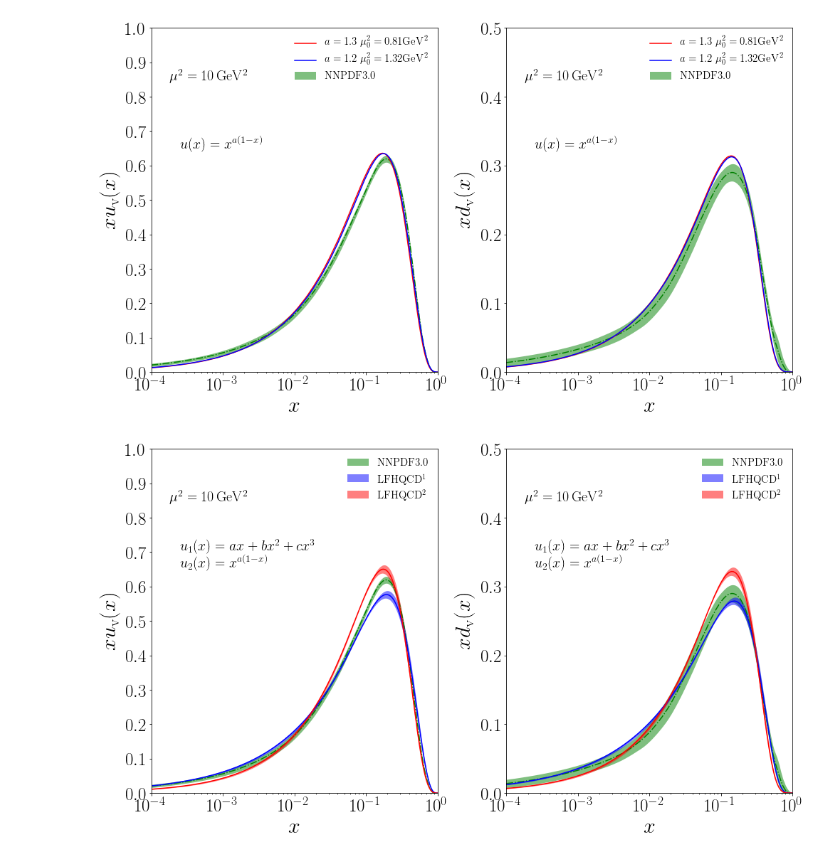
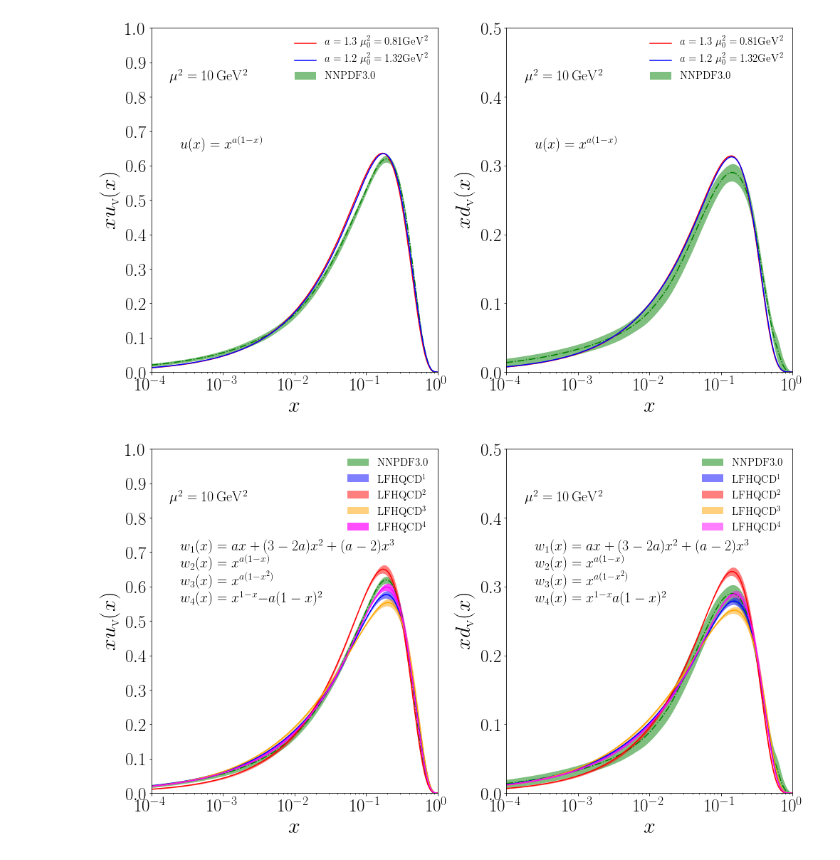
Before and after one commit to TianboLiu/LFHQCD, a Jupyter notebook: evolution/compare-proton.ipynb, the cells around one changed output. Cells and saved outputs as stored; diff of their text form; code cells hidden in the pictures.

```diff
--- a/evolution/compare-proton.ipynb
+++ b/evolution/compare-proton.ipynb
@@ -417,6 +442,18 @@ ax.fill_between(xf['proton exp central'][:,0].T,\
                 (xf['proton exp central'][:,1]-((xf['proton exp shift1'][:,1]-xf['proton exp shift2'][:,1])**2+(xf['proton exp shift3'][:,1]-xf['proton exp shift4'][:,1])**2)**0.5/2).T,\
                 (xf['proton exp central'][:,1]+((xf['proton exp shift1'][:,1]-xf['proton exp shift2'][:,1])**2+(xf['proton exp shift3'][:,1]-xf['proton exp shift4'][:,1])**2)**0.5/2).T,\
                 color='red', alpha=0.5, linewidth=0, label=r'$\rm LFHQCD^2$')
+#exp2
+ax.plot(xf['proton exp2 central'][:,0].T, xf['proton exp2 central'][:,1].T, color='orange', ls='-')
+ax.fill_between(xf['proton exp2 central'][:,0].T,\
+                (xf['proton exp2 central'][:,1]-((xf['proton exp2 shift1'][:,1]-xf['proton exp2 shift2'][:,1])**2+(xf['proton exp2 shift3'][:,1]-xf['proton exp2 shift4'][:,1])**2)**0.5/2).T,\
+                (xf['proton exp2 central'][:,1]+((xf['proton exp2 shift1'][:,1]-xf['proton exp2 shift2'][:,1])**2+(xf['proton exp2 shift3'][:,1]-xf['proton exp2 shift4'][:,1])**2)**0.5/2).T,\
+                color='orange', alpha=0.5, linewidth=0, label=r'$\rm LFHQCD^3$')
+#exp3
+ax.plot(xf['proton exp3 central'][:,0].T, xf['proton exp3 central'][:,1].T, color='magenta', ls='-')
+ax.fill_between(xf['proton exp3 central'][:,0].T,\
+                (xf['proton exp3 central'][:,1]-((xf['proton exp3 shift1'][:,1]-xf['proton exp3 shift2'][:,1])**2+(xf['proton exp3 shift3'][:,1]-xf['proton exp3 shift4'][:,1])**2)**0.5/2).T,\
+                (xf['proton exp3 central'][:,1]+((xf['proton exp3 shift1'][:,1]-xf['proton exp3 shift2'][:,1])**2+(xf['proton exp3 shift3'][:,1]-xf['proton exp3 shift4'][:,1])**2)**0.5/2).T,\
+                color='magenta', alpha=0.7, linewidth=0, label=r'$\rm LFHQCD^4$')
 #setting
 ax.set_xlabel(r'$x$',size=30)
 ax.set_ylabel(r'$xu_{\rm v}(x)$',size=30)
@@ -427,41 +464,57 @@ ax.tick_params(axis='both', which='major', labelsize=25)
 #ax.set_xticks([0.0,0.2,0.4,0.6,0.8,1.0])
 ax.set_yticks([0.0,0.1,0.2,0.3,0.4,0.5,0.6,0.7,0.8,0.9,1.0])
 ax.text(0.20,0.85,r'$\rm \mu^2 = 10\,GeV^2$',horizontalalignment='center',transform=ax.transAxes,size=20)
-ax.text(0.10,0.70,r'$u_1(x)=ax+bx^2+cx^3$',horizontalalignment='left',transform=ax.transAxes,size=20)
-ax.text(0.10,0.65,r'$u_2(x)=x^{a(1-x)}$',horizontalalignment='left',transform=ax.transAxes,size=20)
+ax.text(0.10,0.70,r'$w_1(x)=ax+(3-2a)x^2+(a-2)x^3$',horizontalalignment='left',transform=ax.transAxes,size=20)
+ax.text(0.10,0.65,r'$w_2(x)=x^{a(1-x)}$',horizontalalignment='left',transform=ax.transAxes,size=20)
+ax.text(0.10,0.60,r'$w_3(x)=x^{a(1-x^2)}$',horizontalalignment='left',transform=ax.transAxes,size=20)
+ax.text(0.10,0.55,r'$w_4(x)=x^{1-x}{-a(1-x)^2}$',horizontalalignment='left',transform=ax.transAxes,size=20)
 ax.legend(fontsize=15,frameon=False)
 
 ax=py.subplot(nrows,ncols,2)
 #NNPDF
 ax.plot(xf['NNPDF'][:,0],xf['NNPDF'][:,3].T,color='g',ls='-.')
 ax.fill_between(xf['NNPDF'][:,0].T, (xf['NNPDF'][:,3]-xf['NNPDF'][:,4]).T, (xf['NNPDF'][:,3]+xf['NNPDF'][:,4]).T, color='green', alpha=0.5, linewidth=0, label=r'$\rm NNPDF3.0$')
 #poly
 ax.plot(xf['proton poly central'][:,0].T, xf['proton poly central'][:,2].T, color='blue', ls='-')
 ax.fill_between(xf['proton poly central'][:,0].T,\
                 (xf['proton poly central'][:,2]-((xf['proton poly shift1'][:,2]-xf['proton poly shift2'][:,2])**2+(xf['proton poly shift3'][:,2]-xf['proton poly shift4'][:,2])**2)**0.5/2).T,\
                 (xf['proton poly central'][:,2]+((xf['proton poly shift1'][:,2]-xf['proton poly shift2'][:,2])**2+(xf['proton poly shift3'][:,2]-xf['proton poly shift4'][:,2])**2)**0.5/2).T,\
                 color='blue', alpha=0.5, linewidth=0, label=r'$\rm LFHQCD^1$')
 #exp
 ax.plot(xf['proton exp central'][:,0].T, xf['proton exp central'][:,2].T, color='red', ls='-')
 ax.fill_between(xf['proton exp central'][:,0].T,\
                 (xf['proton exp central'][:,2]-((xf['proton exp shift1'][:,2]-xf['proton exp shift2'][:,2])**2+(xf['proton exp shift3'][:,2]-xf['proton exp shift4'][:,2])**2)**0.5/2).T,\
                 (xf['proton exp central'][:,2]+((xf['proton exp shift1'][:,2]-xf['proton exp shift2'][:,2])**2+(xf['proton exp shift3'][:,2]-xf['proton exp shift4'][:,2])**2)**0.5/2).T,\
                 color='red', alpha=0.5, linewidth=0, label=r'$\rm LFHQCD^2$')
+#exp2
+ax.plot(xf['proton exp2 central'][:,0].T, xf['proton exp2 central'][:,2].T, color='orange', ls='-')
+ax.fill_between(xf['proton exp2 central'][:,0].T,\
+                (xf['proton exp2 central'][:,2]-((xf['proton exp2 shift1'][:,2]-xf['proton exp2 shift2'][:,2])**2+(xf['proton exp2 shift3'][:,2]-xf['proton exp2 shift4'][:,2])**2)**0.5/2).T,\
+                (xf['proton exp2 central'][:,2]+((xf['proton exp2 shift1'][:,2]-xf['proton exp2 shift2'][:,2])**2+(xf['proton exp2 shift3'][:,2]-xf['proton exp2 shift4'][:,2])**2)**0.5/2).T,\
+                color='orange', alpha=0.5, linewidth=0, label=r'$\rm LFHQCD^3$')
+#exp3
+ax.plot(xf['proton exp3 central'][:,0].T, xf['proton exp3 central'][:,2].T, color='magenta', ls='-')
+ax.fill_between(xf['proton exp3 central'][:,0].T,\
+                (xf['proton exp3 central'][:,2]-((xf['proton exp3 shift1'][:,2]-xf['proton exp3 shift2'][:,2])**2+(xf['proton exp3 shift3'][:,2]-xf['proton exp3 shift4'][:,2])**2)**0.5/2).T,\
+                (xf['proton exp3 central'][:,2]+((xf['proton exp3 shift1'][:,2]-xf['proton exp3 shift2'][:,2])**2+(xf['proton exp3 shift3'][:,2]-xf['proton exp3 shift4'][:,2])**2)**0.5/2).T,\
+                color='magenta', alpha=0.5, linewidth=0, label=r'$\rm LFHQCD^4$')
 #setting
 ax.set_xlabel(r'$x$',size=30)
 ax.set_ylabel(r'$xd_{\rm v}(x)$',size=30)
 ax.set_xlim(1e-4,1)
 ax.set_ylim(0,0.5)
 ax.set_xscale('log')
 ax.tick_params(axis='both', which='major', labelsize=25)
 #ax.set_xticks([0.0,0.2,0.4,0.6,0.8,1.0])
 ax.set_yticks([0.0,0.1,0.2,0.3,0.4,0.5])
 ax.text(0.20,0.85,r'$\rm \mu^2 = 10\,GeV^2$',horizontalalignment='center',transform=ax.transAxes,size=20)
-ax.text(0.10,0.70,r'$u_1(x)=ax+bx^2+cx^3$',horizontalalignment='left',transform=ax.transAxes,size=20)
-ax.text(0.10,0.65,r'$u_2(x)=x^{a(1-x)}$',horizontalalignment='left',transform=ax.transAxes,size=20)
+ax.text(0.10,0.70,r'$w_1(x)=ax+(3-2a)x^2+(a-2)x^3$',horizontalalignment='left',transform=ax.transAxes,size=20)
+ax.text(0.10,0.65,r'$w_2(x)=x^{a(1-x)}$',horizontalalignment='left',transform=ax.transAxes,size=20)
+ax.text(0.10,0.60,r'$w_3(x)=x^{a(1-x^2)}$',horizontalalignment='left',transform=ax.transAxes,size=20)
+ax.text(0.10,0.55,r'$w_4(x)=x^{1-x}{a(1-x)^2}$',horizontalalignment='left',transform=ax.transAxes,size=20)
 ax.legend(fontsize=15,frameon=False)
 
 py.tight_layout()
-py.savefig('results/proton-xf.png')
+#py.savefig('results/proton-xf.png')
 # %% [output]
-[figure, old version]
+[figure, new version]
```
Also changed, not shown: parts of 2 cells of this notebook, 2 other files.
